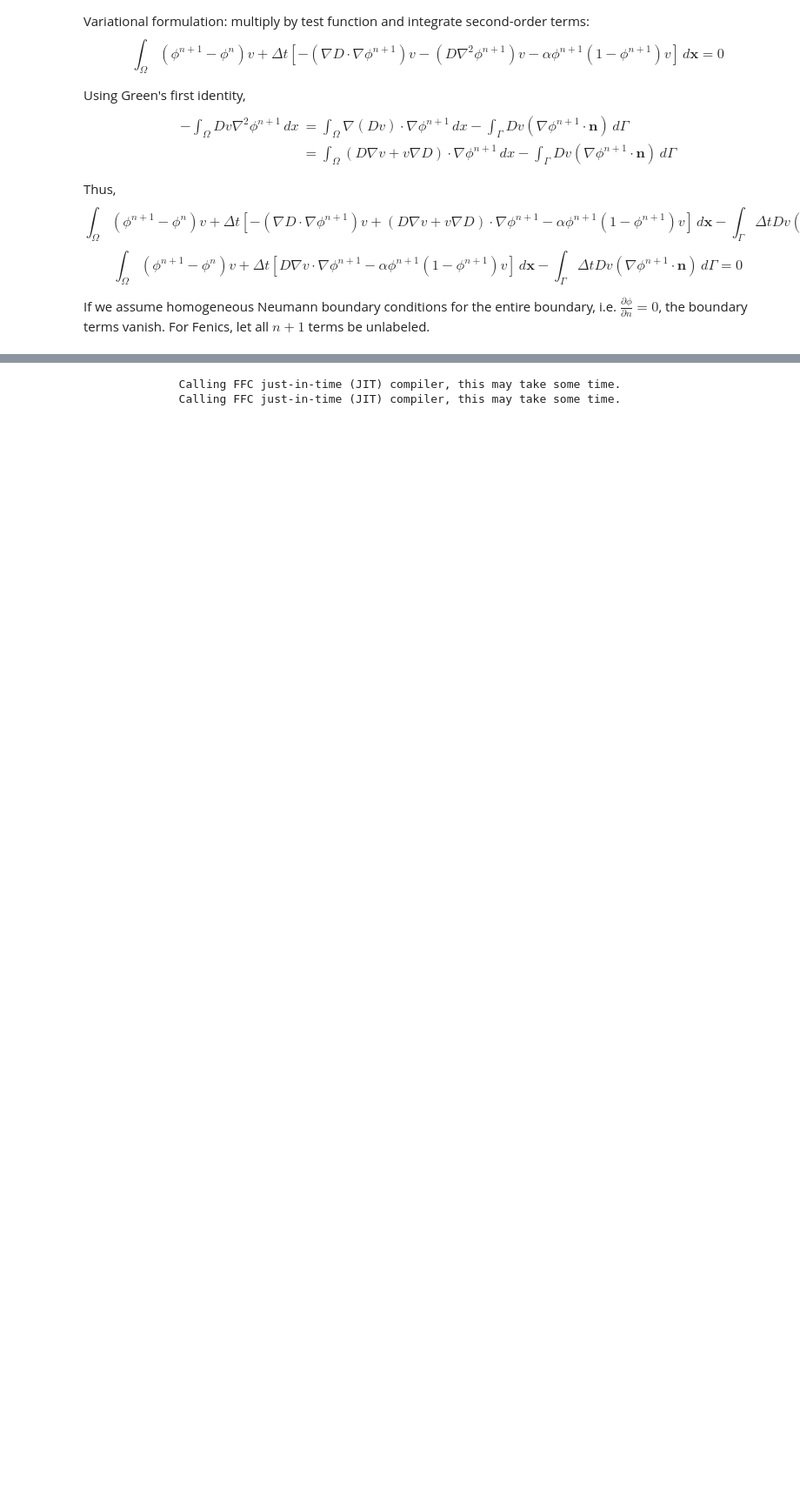
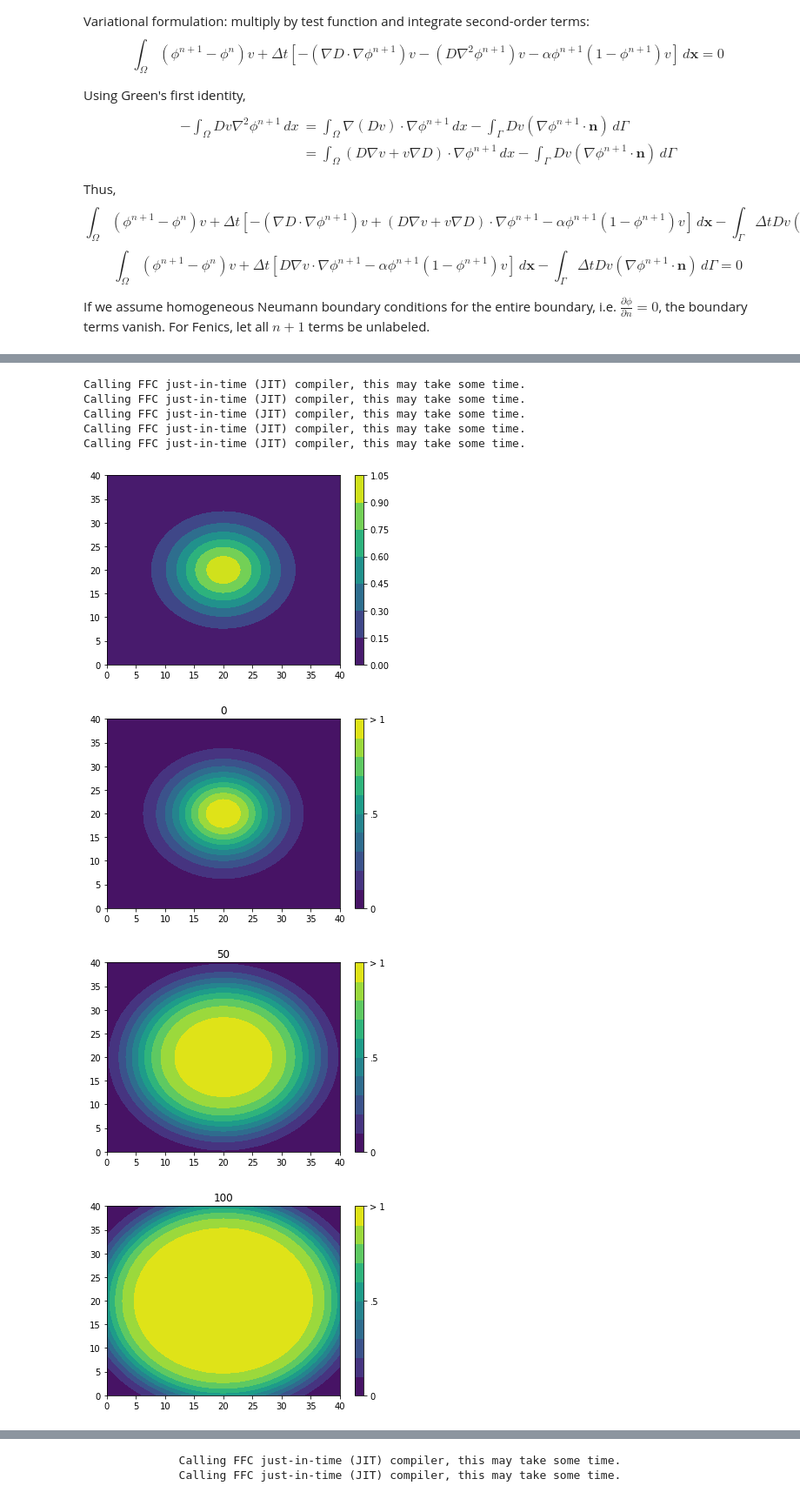
Before and after one commit to daveb-dev/masters, a Jupyter notebook: Reaction Diffusion.ipynb, the cells around one changed output, grey strips where cells are left out. Shown at 87% size. Cells and saved outputs as stored; diff of their text form; code cells hidden in the pictures; blank space fills up the shorter version.

```diff
--- a/Reaction Diffusion.ipynb
+++ b/Reaction Diffusion.ipynb
@@ -43,6 +43,10 @@ import numpy as np
 import matplotlib.pyplot as plt
 import time
 import os
+import sys
+if os.getcwd() not in sys.path:
+    sys.path.append(os.getcwd())
+import rd
 
 T = 2.0            # final time
 num_steps = 200     # number of time steps
@@ -68,34 +72,35 @@ D = Expression('D0/2*(pow(x[0]/100,2) + pow(x[1]/100,2))',
                  degree=2, D0=D0)         # Parameter 1
 D = interpolate(D, V)
 alpha = Constant(5)         # Parameter 2
-k = Constant(dt)
+# k = Constant(dt)
 
-# Define variational problem
-phi = Function(V)
-v = TestFunction(V)
-f = Constant(0)
+# # Define variational problem
+# phi = Function(V)
+# v = TestFunction(V)
+# f = Constant(0)
 
-F = (phi - phi_n)*v*dx \
-    + k*D*dot(grad(v),grad(phi))*dx \
-    - k*alpha*phi*(1 - phi)*v*dx
+# F = (phi - phi_n)*v*dx \
+#     + k*D*dot(grad(v),grad(phi))*dx \
+#     - k*alpha*phi*(1 - phi)*v*dx
 
-# Create VTK files for visualization output
-os.system('rm ./rd/*')
-phifile = XDMFFile('rd/phi.xdmf')
-phi.rename("phi","")
+# # Create VTK files for visualization output
+# os.system('rm ./rd/*')
+# phifile = XDMFFile('rd/phi.xdmf')
+# phi.rename("phi","")
 t = 0.0
 for n in range(num_steps):
 
     # Update current time
     t += dt
 
-    # Solve variational problem for time step
-    solve(F == 0, phi)
+#     # Solve variational problem for time step
+#     solve(F == 0, phi)
 
-    # Save solution to file (VTK)
-    phifile.write(phi,t)
+#     # Save solution to file (VTK)
+#     phifile.write(phi,t)
 
-    # Update previous solution
+#     # Update previous solution
+    phi = rd.varprob(dt, V, phi_n, D, alpha)
     phi_n.assign(phi)
     phiarray = phi_n.compute_vertex_values().reshape([nx+1,ny+1])
 
@@ -112,0 +118,9 @@ SyntaxError: invalid syntax (<ipython-input-2-6eae1843e9f4>, line 2)
+Calling FFC just-in-time (JIT) compiler, this may take some time.
+Calling FFC just-in-time (JIT) compiler, this may take some time.
+Calling FFC just-in-time (JIT) compiler, this may take some time.
+Calling FFC just-in-time (JIT) compiler, this may take some time.
+Calling FFC just-in-time (JIT) compiler, this may take some time.
+[figure, added]
+[figure, added]
+[figure, added]
+[figure, added]
```
Also changed, not shown: parts of 1 cell of this notebook, 4 other files.
